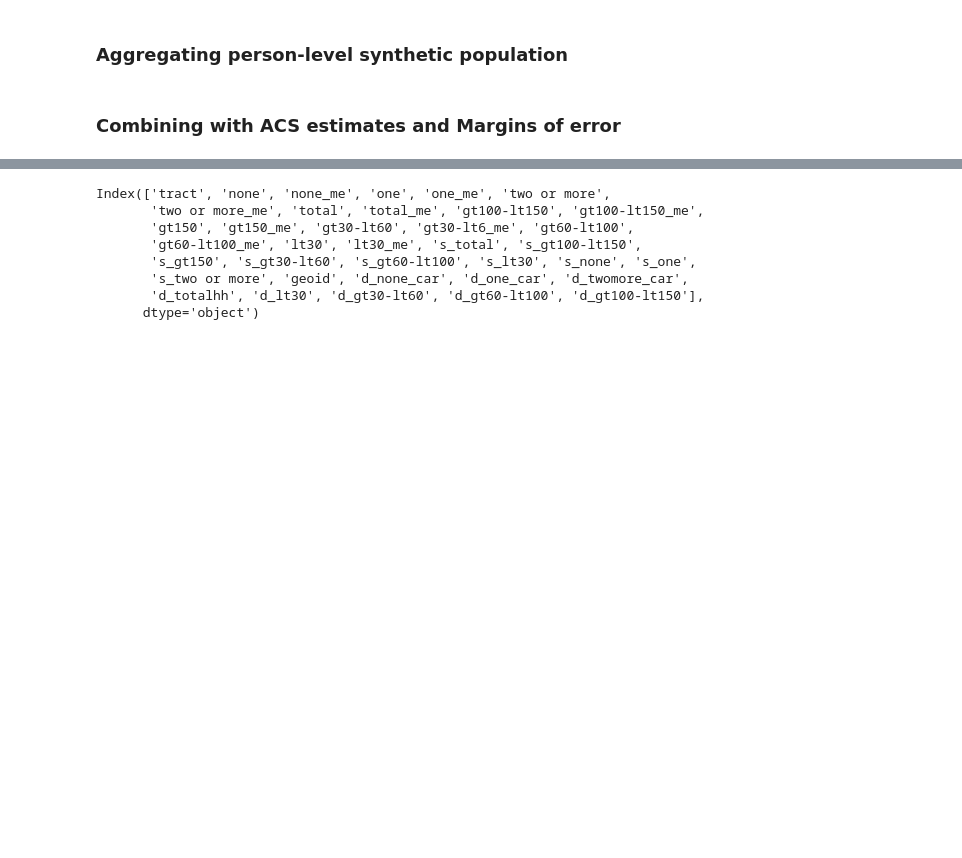
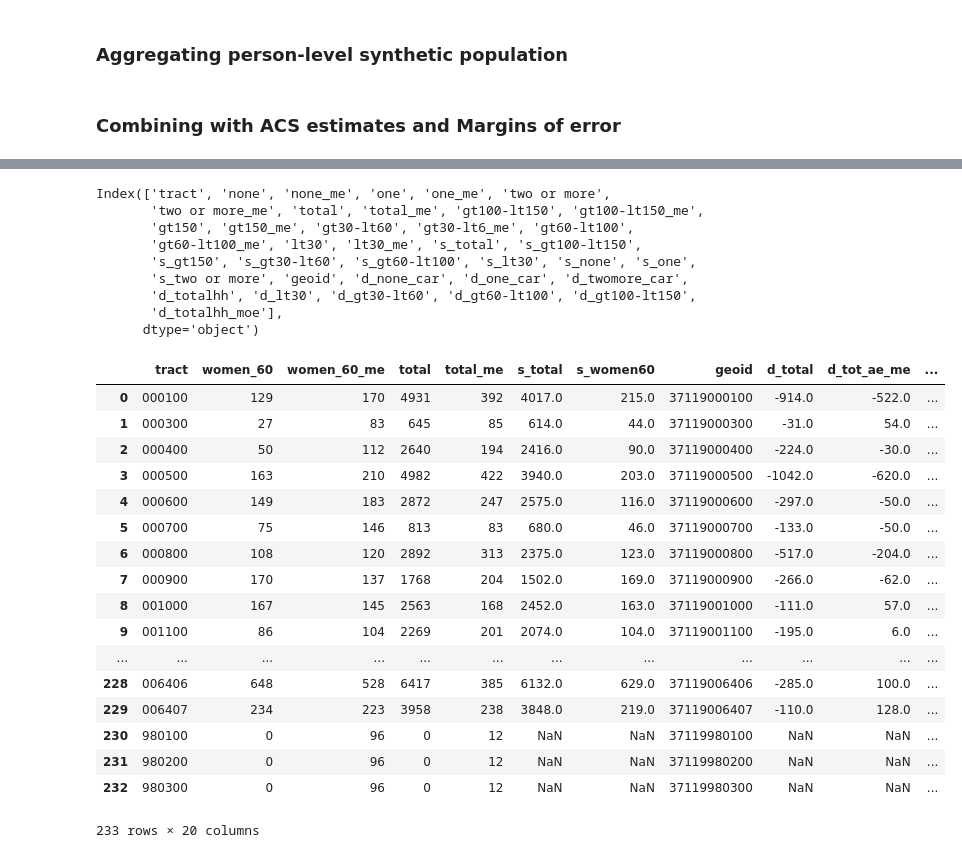
Before and after one commit to darebrawley/asa_synthetics, a Jupyter notebook: 01_synthpop_aggregates.ipynb, the cells around one changed output, grey strips where cells are left out. Saved outputs shown, nothing was run; the diff lists cells and outputs as text; code cells hidden in the pictures; blank space fills up the shorter version.

```diff
--- a/01_synthpop_aggregates.ipynb
+++ b/01_synthpop_aggregates.ipynb
@@ -97,6 +93,7 @@ persons_tract_sex = persons_var.groupby(["tract","person_sex"]).count()
 persons_tract_race = persons_var.groupby(["tract","race"]).count()
 persons_tract_hisp = persons_var.groupby(["tract","hispanic"]).count()
 
+
 ## resetting index and unstacking to make a wide data frame
 persons_tract_tot = persons_tract_tot.drop(columns = ['hispanic','person_age','person_sex',
                                   'race']).rename(columns={'Unnamed: 0':'total'})
@@ -104,7 +101,14 @@ persons_tract_age = persons_tract_age.reset_index().pivot(index='tract',columns=
 persons_tract_sex = persons_tract_sex.reset_index().pivot(index='tract',columns="person_sex", values="Unnamed: 0").dropna(0)
 persons_tract_race = persons_tract_race.reset_index().pivot(index='tract',columns="race", values="Unnamed: 0").dropna(0)
 persons_tract_hisp = persons_tract_hisp.reset_index().pivot(index='tract',columns="hispanic",values="Unnamed: 0").dropna(0)
-persons = [persons_tract_tot,persons_tract_age, persons_tract_sex, persons_tract_race,persons_tract_hisp ]
+
+# Calculating imputed column
+persons_impute = persons_var.groupby(["tract","person_sex","person_age"]).count()
+persons_impute = persons_impute.reset_index()
+women_above60 = persons_impute.loc[(persons_impute['person_sex'] =='female')&(persons_impute['person_age']=='above 60')]
+women_above60 = women_above60.drop(columns=['person_sex','person_age','Unnamed: 0', 'hispanic']).rename(columns={'race':'women60'})
+women_above60 = women_above60.set_index('tract')
+persons = [persons_tract_tot,persons_tract_age, persons_tract_sex, persons_tract_race,persons_tract_hisp,women_above60]
 persons_synth = reduce(lambda left,right: pd.merge(left,right,on="tract"),persons)
 
 ## adding prefix to columns
@@ -153,6 +157,9 @@ people['d_black']= people['s_black']-people['black']
 people['d_other']= people['s_other']-people['other']
 people['d_female']= people['s_female']-people['female']
 people['d_male']= people['s_male']-people['male']
+people['d_total_moe']= people['total_me'] - abs(people['d_total'])
+people['d_women60'] = people['s_women60']-people['women_60']
+people['d_women60_moe'] = abs(people['d_women60'])-people['women_60_me']
 # %%
 # computing household difference columns
 households['d_none_car']= households['s_none']-households['none']
@@ -163,6 +170,7 @@ households['d_lt30']=households['s_lt30']-households['lt30']
 households['d_gt30-lt60']=households['s_gt30-lt60']-households['gt30-lt60']
 households['d_gt60-lt100']=households['s_gt60-lt100']-households['gt60-lt100']
 households['d_gt100-lt150']=households['s_gt100-lt150']-households['gt100-lt150']
+households['d_totalhh_moe']= abs(households['d_totalhh'])- households['total_me']
 # %%
 # exporting combined tables to csv for GIS work
 people.to_csv("data_outputs/20190330_ACS_SyntheticsForGIS/37119_people_var_tract.csv")
@@ -176,5 +184,35 @@ Index(['tract', 'none', 'none_me', 'one', 'one_me', 'two or more',
        'gt60-lt100_me', 'lt30', 'lt30_me', 's_total', 's_gt100-lt150',
        's_gt150', 's_gt30-lt60', 's_gt60-lt100', 's_lt30', 's_none', 's_one',
        's_two or more', 'geoid', 'd_none_car', 'd_one_car', 'd_twomore_car',
-       'd_totalhh', 'd_lt30', 'd_gt30-lt60', 'd_gt60-lt100', 'd_gt100-lt150'],
+       'd_totalhh', 'd_lt30', 'd_gt30-lt60', 'd_gt60-lt100', 'd_gt100-lt150',
+       'd_totalhh_moe'],
       dtype='object')
+# %%
+# creating abridged datasets
+people['d_abs_tot'] = abs(people['d_total'])
+people['d_abs_women60'] = abs(people['d_women60'])
+
+households['d_abs_tothh'] = abs(households['d_totalhh'])
+
+people_abridged = people.drop(columns=['19 and under', '19 and under_me', '20 to 35', '20 to 35_me',
+       '35 to 60', '35 to 60_me', 'above 60', 'above 60_me','nonhispanic', 'nonhispanic_me', 'hispanic',
+       'hispanic_me', 'asian', 'asian_me', 'black',
+       'black_me', 'other', 'other_me', 'white', 'white_me', 'female',
+       'female_me', 'male', 'male_me', 's_19 and under',
+       's_20 to 35', 's_35 to 60', 's_above 60', 's_female', 's_male',
+       's_asian', 's_black', 's_other', 's_white', 's_nonhispanic',
+       's_hispanic',  'd_19und', 'd_202035', 'd_35to60',
+       'd_60up', 'd_hispanic', 'd_white', 'd_asian', 'd_black',
+       'd_other', 'd_female', 'd_male'])
+
+households_abridged = households.drop(columns = ['none', 'none_me', 'one', 'one_me', 'two or more',
+       'two or more_me','gt100-lt150', 'gt100-lt150_me',
+       'gt150', 'gt150_me', 'gt30-lt60', 'gt30-lt6_me', 'gt60-lt100',
+       'gt60-lt100_me', 'lt30', 'lt30_me','s_gt100-lt150',
+       's_gt150', 's_gt30-lt60', 's_gt60-lt100', 's_lt30', 's_none', 's_one',
+       's_two or more','geoid', 'd_none_car', 'd_one_car', 'd_twomore_car','d_lt30',
+                                                 'd_gt30-lt60', 'd_gt60-lt100', 'd_gt100-lt150'])
+households_abridged = households_abridged.rename(columns = {'total':'tothh', 'total_me':'tothh_me','s_total':'s_tothh','d_totalhh_moe':'d_tothh_ae_me'})
+people_abridged = people_abridged.rename(columns = {'d_total_moe':'d_tot_ae_me', 'd_women60_moe':'d_women60_ae_me' })
+
+synthetic_people_households = people_abridged.merge(households_abridged, how='outer', on='tract')
@@ -180,0 +224,21 @@ Index(['tract', 'none', 'none_me', 'one', 'one_me', 'two or more',
+# %%
+synthetic_people_households
+# %% [output]
+|  | tract | women_60 | women_60_me | total | total_me | s_total | s_women60 | geoid | d_total | d_tot_ae_me | ... |
+| 0 | 000100 | 129 | 170 | 4931 | 392 | 4017.0 | 215.0 | 37119000100 | -914.0 | -522.0 | ... |
+| 1 | 000300 | 27 | 83 | 645 | 85 | 614.0 | 44.0 | 37119000300 | -31.0 | 54.0 | ... |
+| 2 | 000400 | 50 | 112 | 2640 | 194 | 2416.0 | 90.0 | 37119000400 | -224.0 | -30.0 | ... |
+| 3 | 000500 | 163 | 210 | 4982 | 422 | 3940.0 | 203.0 | 37119000500 | -1042.0 | -620.0 | ... |
+| 4 | 000600 | 149 | 183 | 2872 | 247 | 2575.0 | 116.0 | 37119000600 | -297.0 | -50.0 | ... |
+| 5 | 000700 | 75 | 146 | 813 | 83 | 680.0 | 46.0 | 37119000700 | -133.0 | -50.0 | ... |
+| 6 | 000800 | 108 | 120 | 2892 | 313 | 2375.0 | 123.0 | 37119000800 | -517.0 | -204.0 | ... |
+| 7 | 000900 | 170 | 137 | 1768 | 204 | 1502.0 | 169.0 | 37119000900 | -266.0 | -62.0 | ... |
+| 8 | 001000 | 167 | 145 | 2563 | 168 | 2452.0 | 163.0 | 37119001000 | -111.0 | 57.0 | ... |
+| 9 | 001100 | 86 | 104 | 2269 | 201 | 2074.0 | 104.0 | 37119001100 | -195.0 | 6.0 | ... |
+| ... | ... | ... | ... | ... | ... | ... | ... | ... | ... | ... | ... |
+| 228 | 006406 | 648 | 528 | 6417 | 385 | 6132.0 | 629.0 | 37119006406 | -285.0 | 100.0 | ... |
+| 229 | 006407 | 234 | 223 | 3958 | 238 | 3848.0 | 219.0 | 37119006407 | -110.0 | 128.0 | ... |
+| 230 | 980100 | 0 | 96 | 0 | 12 | NaN | NaN | 37119980100 | NaN | NaN | ... |
+| 231 | 980200 | 0 | 96 | 0 | 12 | NaN | NaN | 37119980200 | NaN | NaN | ... |
+| 232 | 980300 | 0 | 96 | 0 | 12 | NaN | NaN | 37119980300 | NaN | NaN | ... |
+233 rows × 20 columns
```
Also changed, not shown: parts of 5 cells of this notebook, 2 other files.
